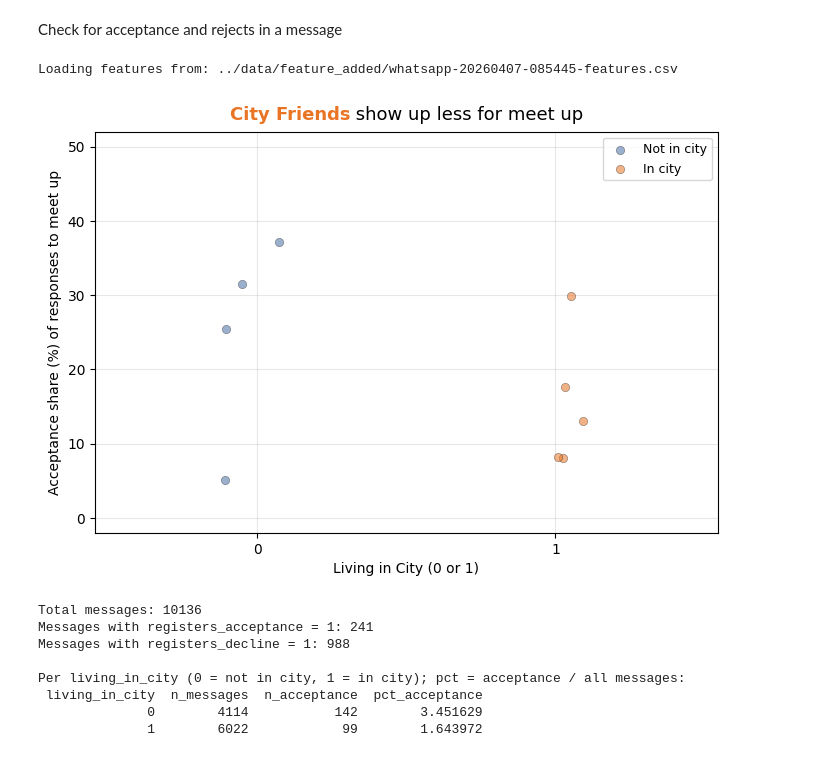
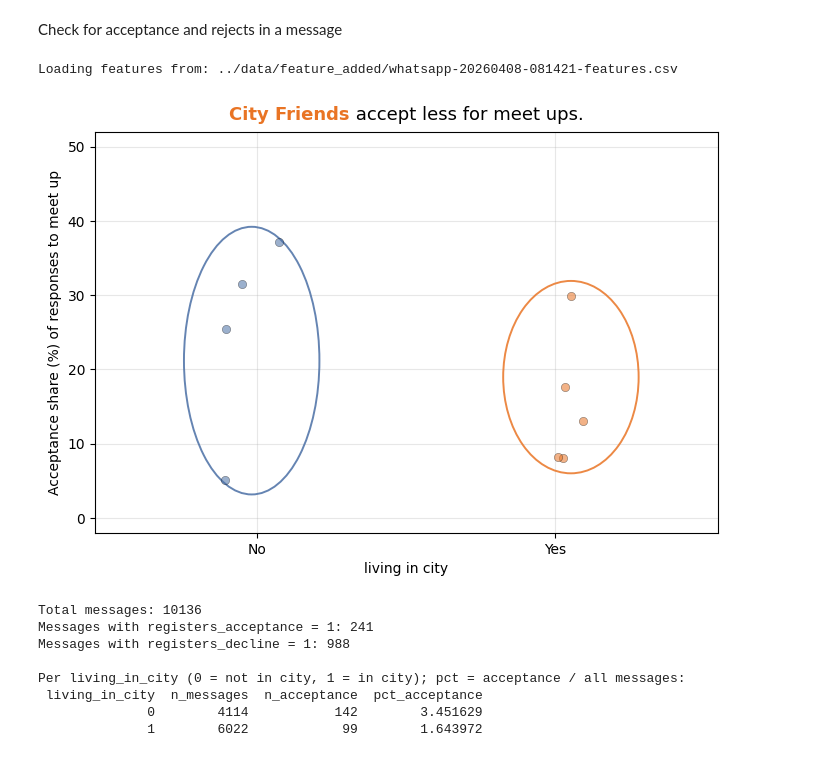
Before and after one commit to bashoogeventerink-max/DAV, a Jupyter notebook: notebooks/04-correlation-test.ipynb, the cells around one changed output. Drawn from its saved outputs; the diff is of its cells as text; code cells hidden in the pictures.

Commit message:
update relation graph

```diff
--- a/notebooks/04-correlation-test.ipynb
+++ b/notebooks/04-correlation-test.ipynb
@@ -1046,6 +1046,7 @@ import matplotlib.pyplot as plt
 import numpy as np
 import pandas as pd
 from matplotlib.offsetbox import AnchoredOffsetbox, HPacker, TextArea
+from matplotlib.patches import Ellipse
 from pathlib import Path
 
 # I want to see the correlation between each of the metrics in my dataset
@@ -1115,7 +1116,6 @@ ax.scatter(
     edgecolors="black",
     linewidths=0.35,
     zorder=3,
-    label="Not in city",
 )
 ax.scatter(
     x_jittered[in_city],
@@ -1126,49 +1126,77 @@ ax.scatter(
     edgecolors="black",
     linewidths=0.35,
     zorder=3,
-    label="In city",
 )
+
+
+def _add_group_ellipse(ax, x, y, edgecolor, pad_x=0.02, pad_y=2.0):
+    """Draw an ellipse enclosing the scatter points for one group."""
+    x = np.asarray(x)
+    y = np.asarray(y)
+    if x.size == 0:
+        return
+    cx = 0.5 * (x.min() + x.max())
+    cy = 0.5 * (y.min() + y.max())
+    w = max(float(x.max() - x.min()), 0.06) + 2 * pad_x
+    h = max(float(y.max() - y.min()), 4.0) + 2 * pad_y
+    ax.add_patch(
+        Ellipse(
+            (cx, cy),
+            width=w,
+            height=h,
+            angle=0,
+            facecolor="none",
+            edgecolor=edgecolor,
+            linewidth=1.4,
+            zorder=2,
+            alpha=0.85,
+        )
+    )
+
+
+_add_group_ellipse(ax, x_jittered[~in_city], plot_df.loc[~in_city, "pct_acceptance"], "#4a6fa5")
+_add_group_ellipse(ax, x_jittered[in_city], plot_df.loc[in_city, "pct_acceptance"], CITY_ORANGE)
+
 tick_pos = [0.5 - x_half_span, 0.5 + x_half_span]
 ax.set_xticks(tick_pos)
-ax.set_xticklabels(["0", "1"])
+ax.set_xticklabels(["No", "Yes"])
 ax.set_xlim(0.5 - x_half_span - 0.12, 0.5 + x_half_span + 0.12)
-ax.set_xlabel("Living in City (0 or 1)")
+ax.set_xlabel("living in city")
 ax.set_ylabel(
     "Acceptance share (%) of responses to meet up"
 )
 title_pack = HPacker(
     children=[
         TextArea(
             "City Friends",
             textprops={"color": CITY_ORANGE, "size": 13, "weight": "bold"},
         ),
         TextArea(
-            " show up less for meet up",
+            " accept less for meet ups.",
             textprops={"color": "black", "size": 13},
         ),
     ],
     pad=0,
     sep=0,
     align="baseline",
 )
 title_box = AnchoredOffsetbox(
     loc="lower center",
     child=title_pack,
     pad=0,
     frameon=False,
     bbox_to_anchor=(0.5, 1.02),
     bbox_transform=ax.transAxes,
     borderpad=0,
 )
 ax.add_artist(title_box)
 ax.set_ylim(-2, 52)
 ax.grid(True, alpha=0.3)
-ax.legend(frameon=True, loc="upper right", fontsize=9)
 plt.tight_layout()
 plt.show()
 # %% [output]
-Loading features from: ../data/feature_added/whatsapp-20260407-085445-features.csv
+Loading features from: ../data/feature_added/whatsapp-20260408-081421-features.csv
-[figure, old version]
+[figure, new version]
 # %%
 import matplotlib.pyplot as plt
 import numpy as np
```
